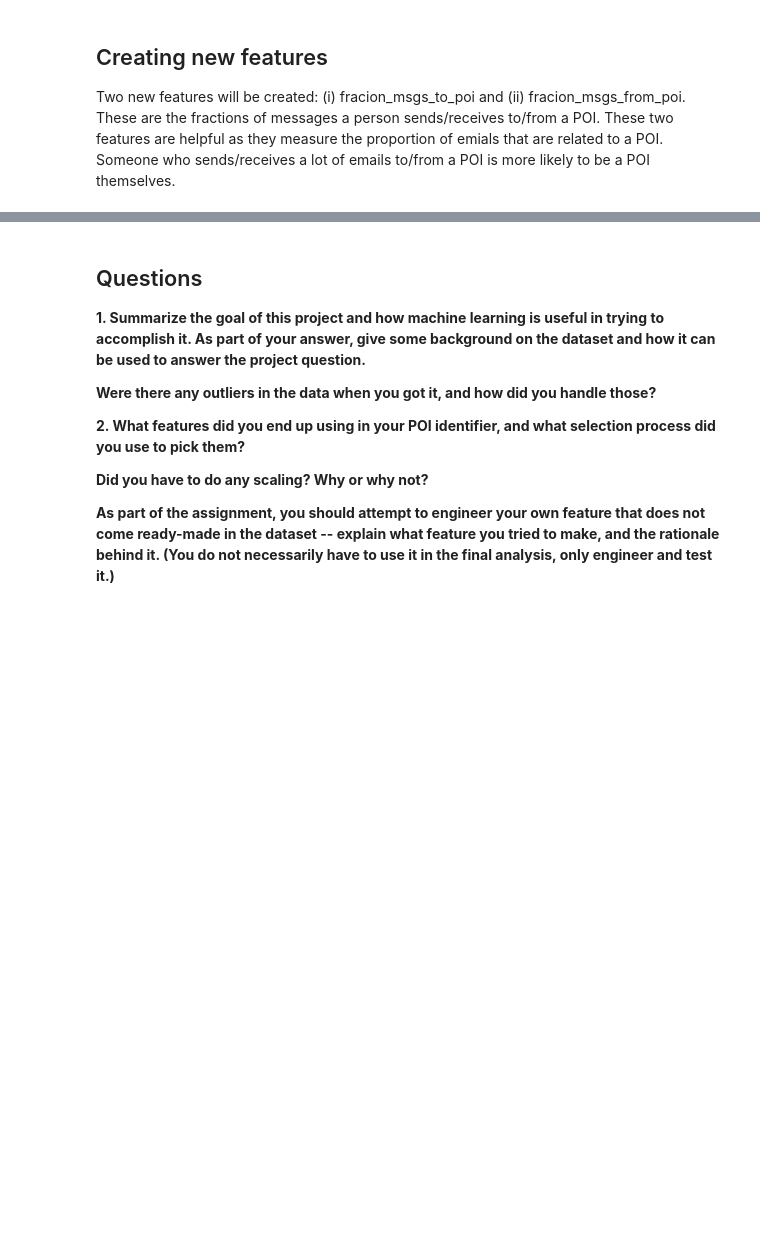
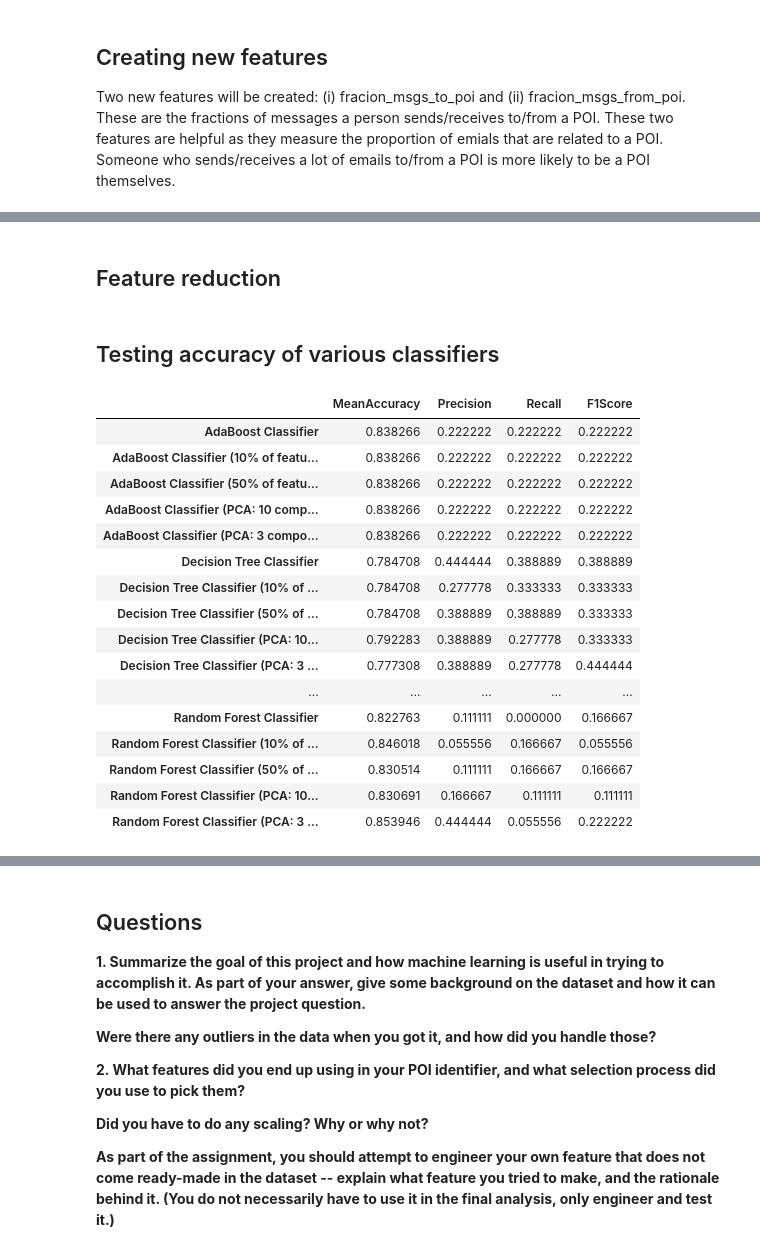
Before and after one commit to sian-nadin/enron_fraud, a Jupyter notebook: Enron Fraud.ipynb, the cells around one changed output, grey strips where cells are left out. Drawn from its saved outputs; the diff is of its cells as text; code cells hidden in the pictures; blank space fills up the shorter version.

Commit message:
Feature scaling and test various classifiers

```diff
--- a/Enron Fraud.ipynb
+++ b/Enron Fraud.ipynb
@@ -116,0 +117,10 @@ labels = df.poi
+# %%
+# Now let's split our data into features and labels, as well as training and testing sets.
+from sklearn.cross_validation import train_test_split
+
+X = df.drop(['poi', 'email_address'], axis=1)
+y = df.poi
+
+X_train, X_test, y_train, y_test = train_test_split(X, y, test_size=0.1, random_state=42)
+# %% [markdown]
+## Feature reduction
@@ -116,0 +142,70 @@ labels = df.poi
+# %%
+from sklearn.feature_selection import SelectPercentile
+
+X_train_reduce50 = SelectPercentile(percentile=50).fit_transform(X_train, y_train)
+X_test_reduce50 = SelectPercentile(percentile=50).fit_transform(X_test, y_test)
+
+X_train_reduce10 = SelectPercentile().fit_transform(X_train, y_train)
+X_test_reduce10 = SelectPercentile().fit_transform(X_test, y_test)
+# %% [markdown]
+## Testing accuracy of various classifiers
+# %%
+from sklearn import tree
+from sklearn.ensemble import RandomForestClassifier, AdaBoostClassifier
+from sklearn.naive_bayes import GaussianNB
+
+from sklearn.cross_validation import cross_val_score, cross_val_predict
+from sklearn.metrics import make_scorer, accuracy_score, precision_score, recall_score, f1_score
+from time import time
+
+import warnings
+
+models = {"AdaBoost Classifier": AdaBoostClassifier(), "Gaussian Naive Bayes": GaussianNB(),
+          "Decision Tree Classifier": tree.DecisionTreeClassifier(), "Random Forest Classifier": RandomForestClassifier()}
+
+
+data = {"": X_train, "(50% of features)": X_train_reduce50, "(10% of features)": X_train_reduce10,
+       "(PCA: 10 components)": X_train_pca10, "(PCA: 3 components)": X_train_pca3}
+
+res = {}
+
+with warnings.catch_warnings():
+    warnings.simplefilter("ignore")
+
+    for name, model in models.items():
+        for scale, X in data.items():
+            n = name + " " + scale
+            clf = model
+            accuracy = cross_val_score(clf, X_train, y_train).mean()
+
+            y_pred = cross_val_predict(clf, X_train, y_train)
+
+            rec = cross_val_score(clf, X_train, y_train, scoring=make_scorer(recall_score)).mean()
+            prec = cross_val_score(clf, X_train, y_train, scoring=make_scorer(recall_score)).mean()
+            f1 = cross_val_score(clf, X_train, y_train, scoring=make_scorer(recall_score)).mean()
+
+
+            res[n] = {"MeanAccuracy": accuracy, "Precision": prec, "Recall": rec, "F1Score": f1}
+
+results = pd.DataFrame.from_dict(res, orient="index")
+results = results[["MeanAccuracy", "Precision", "Recall", "F1Score"]]
+
+results
+# %% [output]
+|  | MeanAccuracy | Precision | Recall | F1Score |
+| AdaBoost Classifier | 0.838266 | 0.222222 | 0.222222 | 0.222222 |
+| AdaBoost Classifier (10% of featu... | 0.838266 | 0.222222 | 0.222222 | 0.222222 |
+| AdaBoost Classifier (50% of featu... | 0.838266 | 0.222222 | 0.222222 | 0.222222 |
+| AdaBoost Classifier (PCA: 10 comp... | 0.838266 | 0.222222 | 0.222222 | 0.222222 |
+| AdaBoost Classifier (PCA: 3 compo... | 0.838266 | 0.222222 | 0.222222 | 0.222222 |
+| Decision Tree Classifier | 0.784708 | 0.444444 | 0.388889 | 0.388889 |
+| Decision Tree Classifier (10% of ... | 0.784708 | 0.277778 | 0.333333 | 0.333333 |
+| Decision Tree Classifier (50% of ... | 0.784708 | 0.388889 | 0.388889 | 0.333333 |
+| Decision Tree Classifier (PCA: 10... | 0.792283 | 0.388889 | 0.277778 | 0.333333 |
+| Decision Tree Classifier (PCA: 3 ... | 0.777308 | 0.388889 | 0.277778 | 0.444444 |
+| ... | ... | ... | ... | ... |
+| Random Forest Classifier | 0.822763 | 0.111111 | 0.000000 | 0.166667 |
+| Random Forest Classifier (10% of ... | 0.846018 | 0.055556 | 0.166667 | 0.055556 |
+| Random Forest Classifier (50% of ... | 0.830514 | 0.111111 | 0.166667 | 0.166667 |
+| Random Forest Classifier (PCA: 10... | 0.830691 | 0.166667 | 0.111111 | 0.111111 |
+| Random Forest Classifier (PCA: 3 ... | 0.853946 | 0.444444 | 0.055556 | 0.222222 |
```
Also changed, not shown: parts of 11 cells of this notebook.
